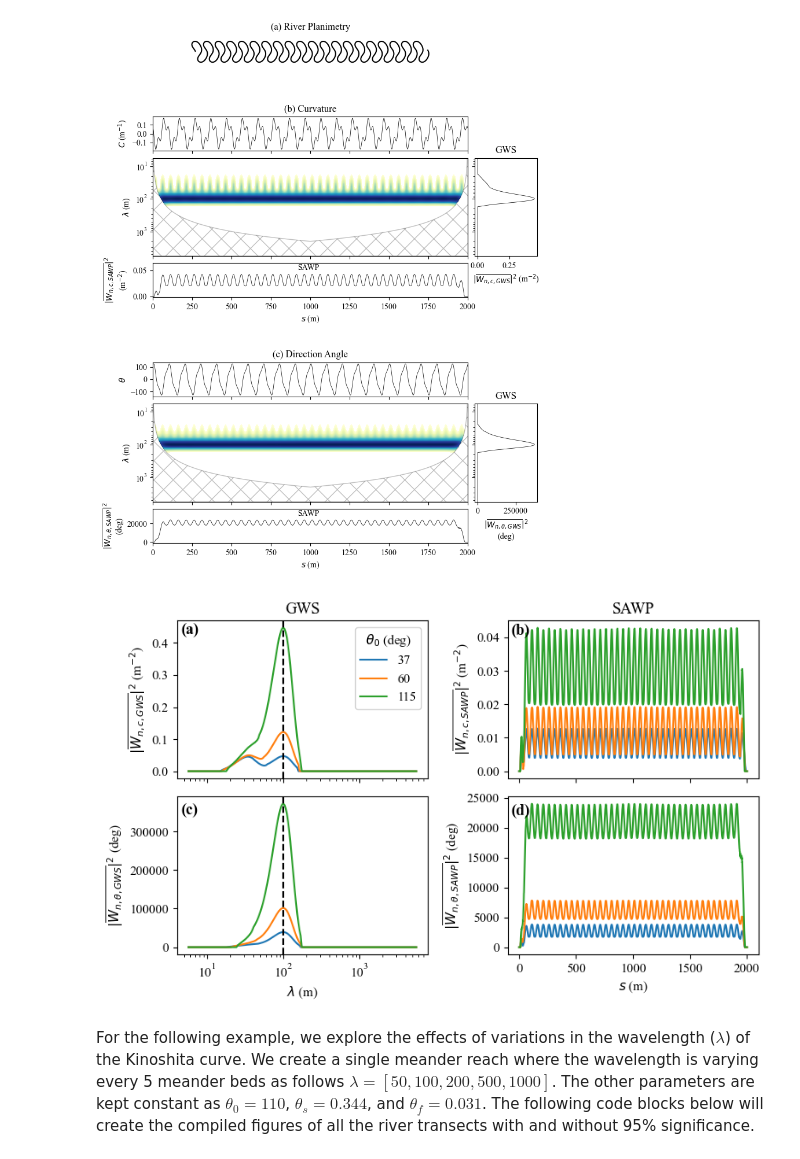
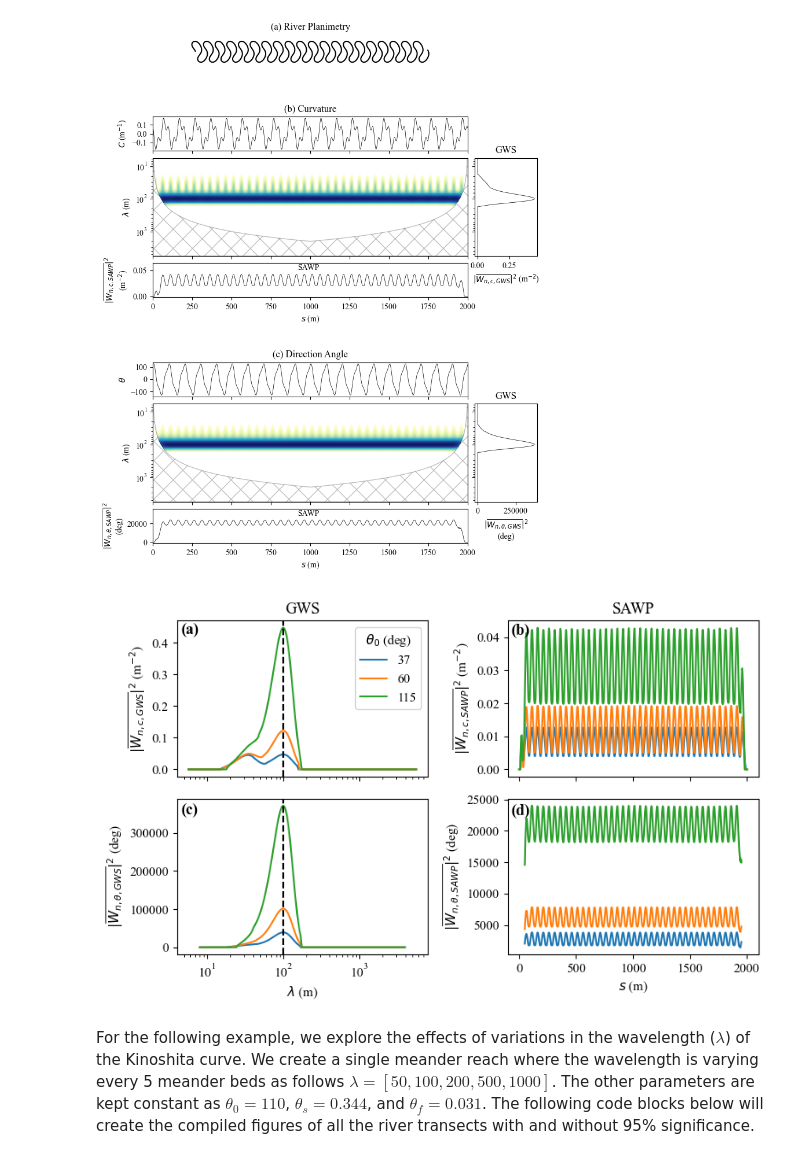
Before and after one commit to gomezvelezlab/WigglyRivers, a Jupyter notebook: examples/workflows/Synthetic_Rivers/Kinoshita_Examples.ipynb, the cells around one changed output. Drawn from its saved outputs; the diff is of its cells as text; code cells hidden in the pictures.

```diff
--- a/examples/workflows/Synthetic_Rivers/Kinoshita_Examples.ipynb
+++ b/examples/workflows/Synthetic_Rivers/Kinoshita_Examples.ipynb
@@ -680,8 +680,8 @@ ax[i_dat].legend(title='$\\theta_0$ (deg)')
 i_dat = 2
 # ax[i_dat].set_title('Angle')
 for i in range(len(theta_0)):
-    ax[i_dat].plot(results_theta['rivers'][i]['0'].cwt_wavelength_angle,
-             results_theta['rivers'][i]['0'].cwt_gws_angle_sig,
+    ax[i_dat].plot(results_theta['rivers'][i]['0'].cwt_wavelength_angle[10:-10],
+             results_theta['rivers'][i]['0'].cwt_gws_angle_sig[10:-10],
              label=f'{theta_0[i]:.0f}')
 ax[i_dat].set_xlabel(r'$\lambda$ (m)')
 ax[i_dat].set_ylabel(r"$|\overline{W_{n,\theta,GWS}}|^2$ (deg)")
@@ -694,36 +694,36 @@ for i in range(len(theta_0)):
     ax[i_dat].plot(results_theta['rivers'][i]['0'].s,
                    results_theta['rivers'][i]['0'].cwt_sawp_c_sig,
                    label=f'{theta_0[i]:.0f}')
 # ax[i_dat].set_xlabel('Wavelength (m)')
 ax[i_dat].set_ylabel(r"$|\overline{W_{n,c,SAWP}}|^2$ (m$^{-2}$)")
 # ax[i_dat].axvline(lambda_value, color='k', linestyle='--')
 # ax[i_dat].set_ylabel('Power$^2$')
 # ax[i_dat].set_xscale('log')
 # ax[i_dat].legend(title='$\\theta_0$ (deg)')
 
 i_dat = 3
 # ax[i_dat].set_title('Angle')
 for i in range(len(theta_0)):
-    ax[i_dat].plot(results_theta['rivers'][i]['0'].s,
-             results_theta['rivers'][i]['0'].cwt_sawp_angle_sig,
+    ax[i_dat].plot(results_theta['rivers'][i]['0'].s[50:-50],
+             results_theta['rivers'][i]['0'].cwt_sawp_angle_sig[50:-50],
              label=f'{theta_0[i]:.0f}')
 ax[i_dat].set_ylabel(r"$|\overline{W_{n,\theta,SAWP}}|^2$ (deg)")
 ax[i_dat].set_xlabel('$s$ (m)')
 # ax[i_dat].set_xlim([160, 160+50])
 
 # Literals
 f.text(0.145, 0.89, '(a)', ha='center', fontsize=fs + 2, weight='bold')
 f.text(0.629, 0.89, '(b)', ha='center', fontsize=fs + 2, weight='bold')
 f.text(0.145, 0.469, '(c)', ha='center', fontsize=fs + 2, weight='bold')
 f.text(0.629, 0.469, '(d)', ha='center', fontsize=fs + 2, weight='bold')
 
 
 plt.tight_layout()
 utl.cr_folder('../manuscript_figures/')
 plt.savefig(f'../manuscript_figures/Figure_06_compare_GWS_theta_angle.png', dpi=500)
 plt.show()
 # %% [output]
-[figure, old version]
+[figure, new version]
 # %% [markdown]
 For the following example, we explore the effects of variations in the wavelength ($\lambda$) of the Kinoshita curve. We create a single meander reach where the wavelength is varying every 5 meander beds as follows $\lambda=[50, 100, 200, 500, 1000]$. The other parameters are kept constant as $\theta_0=110$, $\theta_s=0.344$, and $\theta_f=0.031$. The following code blocks below will create the compiled figures of all the river transects with and without 95% significance.
 # %%
```
Also changed, not shown: parts of 2 cells of this notebook.
